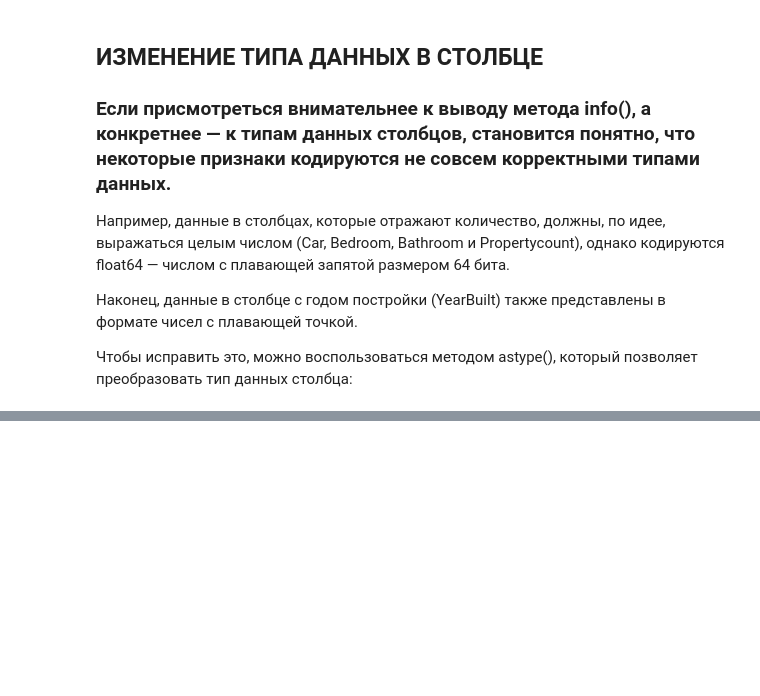
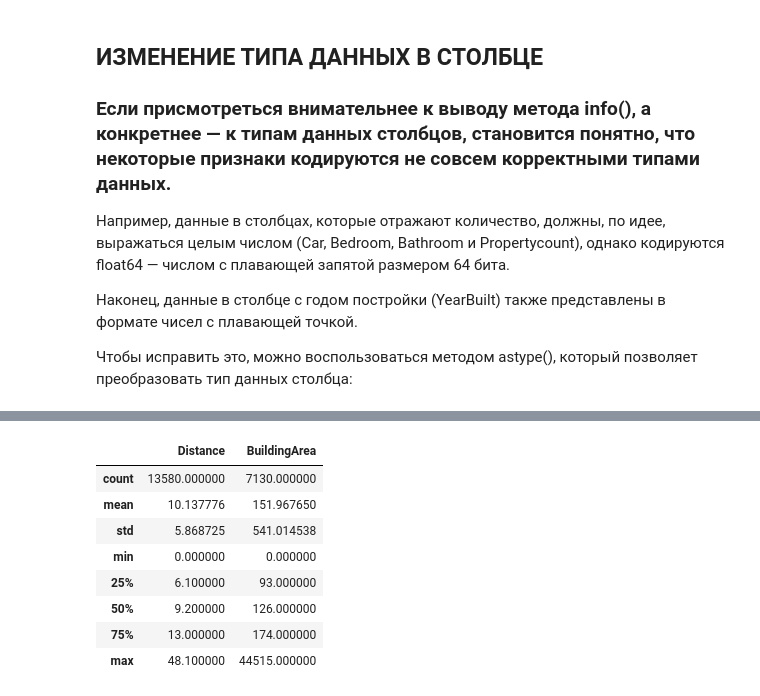
Before and after one commit to Dharmaviira/First_project_of_SF, a Jupyter notebook: Learning-DS-SF/PYTHON-10_Pandas/Pandas_1.ipynb, the cells around one changed output, grey strips where cells are left out. Drawn from its saved outputs; the diff is of its cells as text; code cells hidden in the pictures; blank space fills up the shorter version.

```diff
--- a/Learning-DS-SF/PYTHON-10_Pandas/Pandas_1.ipynb
+++ b/Learning-DS-SF/PYTHON-10_Pandas/Pandas_1.ipynb
@@ -339,0 +359,12 @@ IntCastingNaNError: Cannot convert non-finite values (NA or inf) to integer
+# %%
+melb_data.describe().loc[:, ['Distance', 'BuildingArea']]
+# %% [output]
+|  | Distance | BuildingArea |
+| count | 13580.000000 | 7130.000000 |
+| mean | 10.137776 | 151.967650 |
+| std | 5.868725 | 541.014538 |
+| min | 0.000000 | 0.000000 |
+| 25% | 6.100000 | 93.000000 |
+| 50% | 9.200000 | 126.000000 |
+| 75% | 13.000000 | 174.000000 |
+| max | 48.100000 | 44515.000000 |
```
Also changed, not shown: parts of 7 cells of this notebook.
